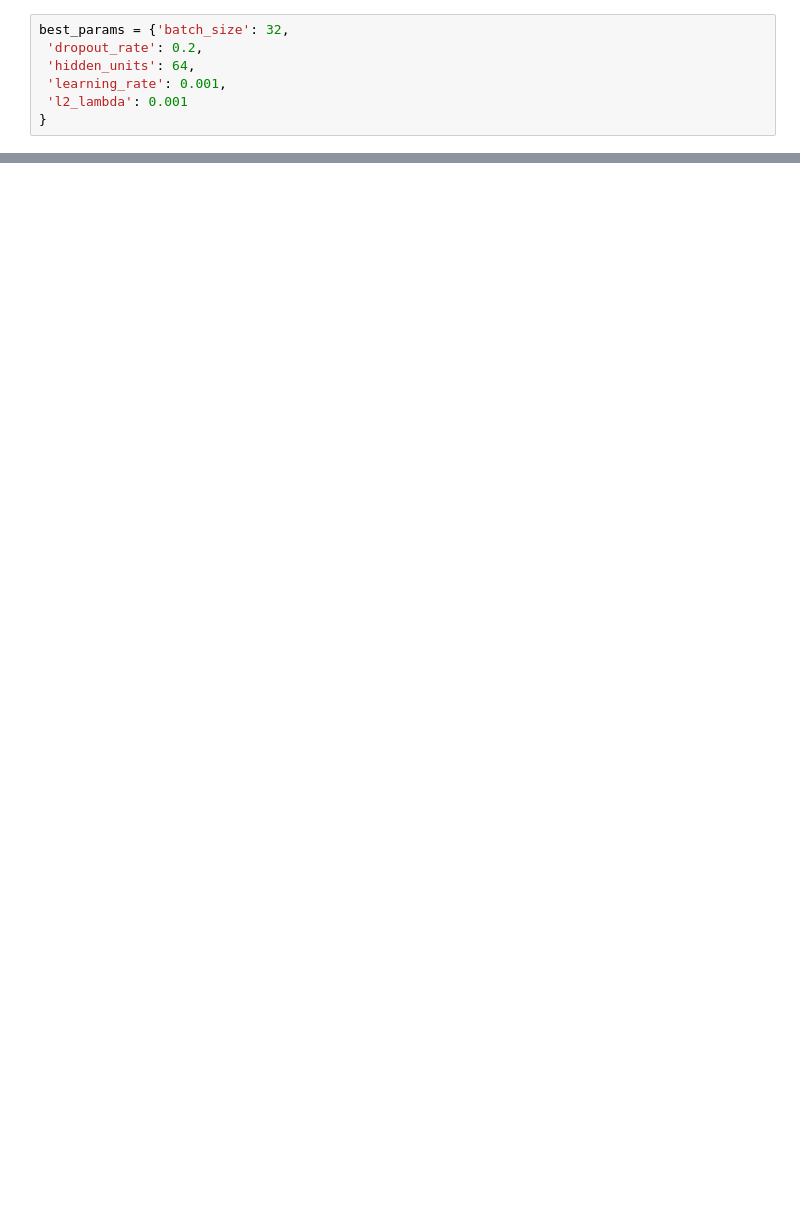
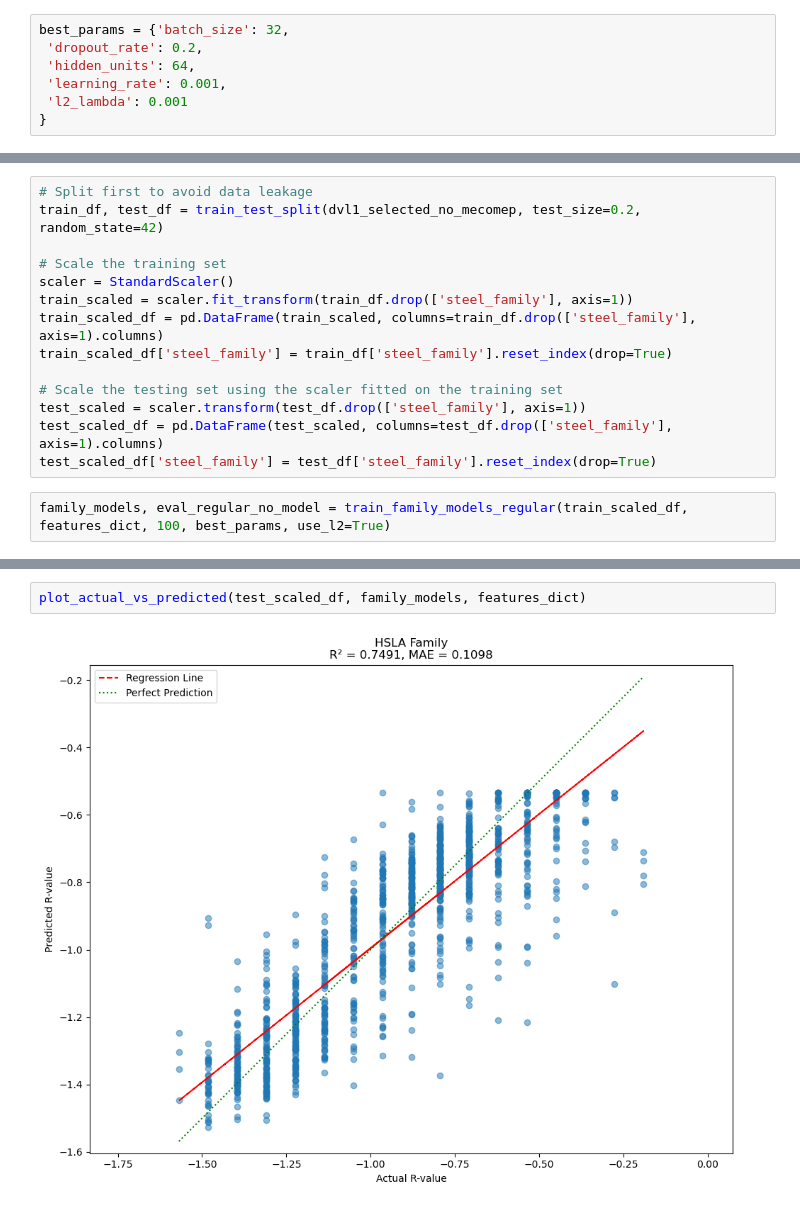
Before and after one commit to TonnyLe14/master-thesis, a Jupyter notebook: branch_mlp.ipynb, the cells around one changed output, grey strips where cells are left out. Drawn from its saved outputs; the diff is of its cells as text; blank space fills up the shorter version.

```diff
--- a/branch_mlp.ipynb
+++ b/branch_mlp.ipynb
@@ -885,0 +902,16 @@ plot_actual_vs_predicted(test_scaled_df, family_models_enhanced, features_dict)
+# %%
+# Split first to avoid data leakage
+train_df, test_df = train_test_split(dvl1_selected_no_mecomep, test_size=0.2, random_state=42)
+
+# Scale the training set
+scaler = StandardScaler()
+train_scaled = scaler.fit_transform(train_df.drop(['steel_family'], axis=1))
+train_scaled_df = pd.DataFrame(train_scaled, columns=train_df.drop(['steel_family'], axis=1).columns)
+train_scaled_df['steel_family'] = train_df['steel_family'].reset_index(drop=True)
+
+# Scale the testing set using the scaler fitted on the training set
+test_scaled = scaler.transform(test_df.drop(['steel_family'], axis=1))
+test_scaled_df = pd.DataFrame(test_scaled, columns=test_df.drop(['steel_family'], axis=1).columns)
+test_scaled_df['steel_family'] = test_df['steel_family'].reset_index(drop=True)
+# %%
+family_models, eval_regular_no_model = train_family_models_regular(train_scaled_df, features_dict, 100, best_params, use_l2=True)
@@ -885,0 +936,4 @@ plot_actual_vs_predicted(test_scaled_df, family_models_enhanced, features_dict)
+# %%
+plot_actual_vs_predicted(test_scaled_df, family_models, features_dict)
+# %% [output]
+[figure, added]
```
Also changed, not shown: parts of 30 cells of this notebook, 7 other files.
